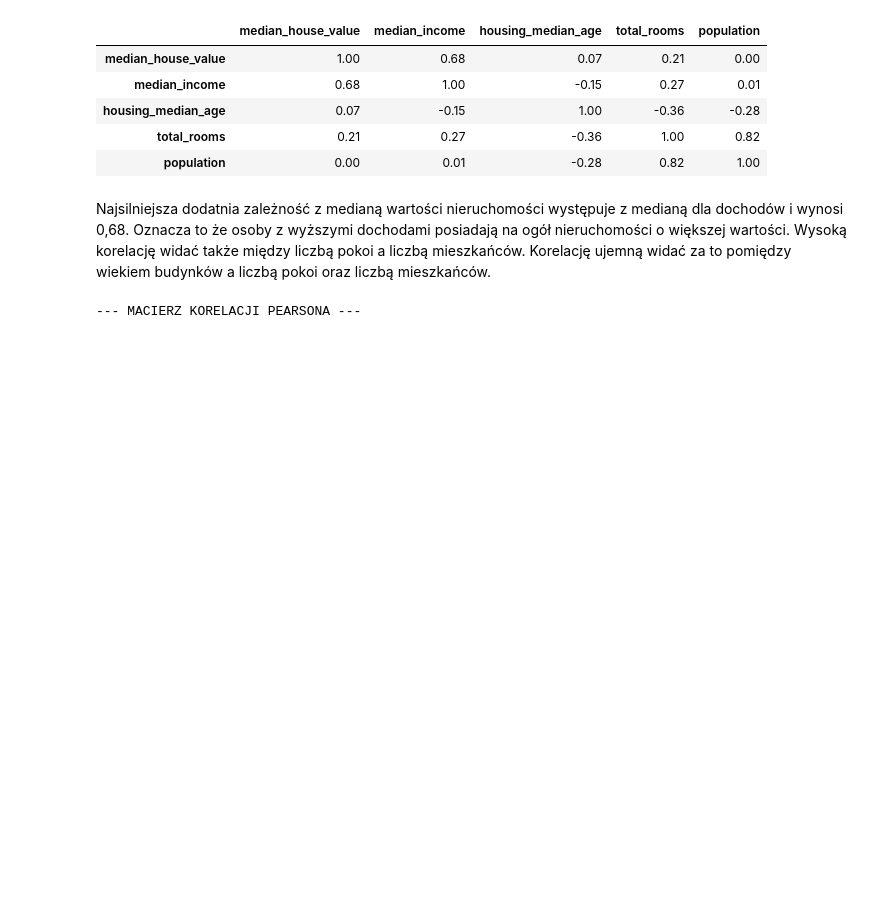
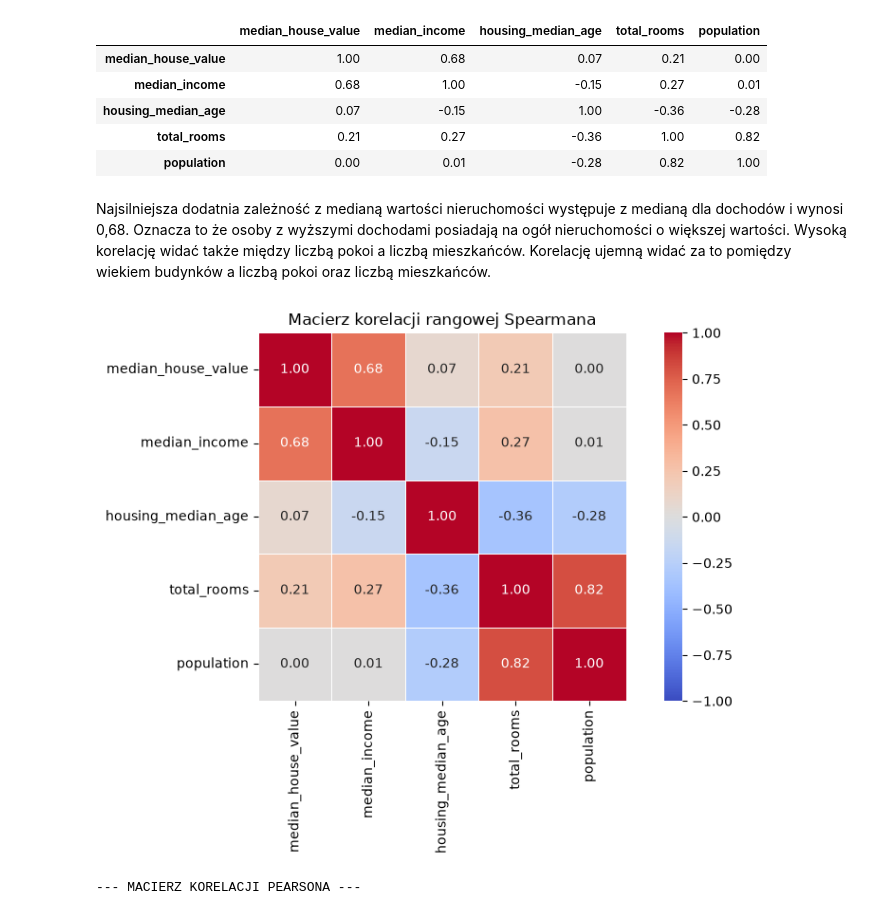
Before and after one commit to IvanNa438/ProjektKoncowyAWDP, a Jupyter notebook: descriptive analysis(z opisami).ipynb, the cells around one changed output. Saved outputs shown, nothing was run; the diff lists cells and outputs as text; code cells hidden in the pictures; blank space fills up the shorter version.

Commit message:
heatmapy

```diff
--- a/descriptive analysis(z opisami).ipynb
+++ b/descriptive analysis(z opisami).ipynb
@@ -162,6 +162,26 @@ display(macierz_spearman.round(2))
 | population | 0.00 | 0.01 | -0.28 | 0.82 | 1.00 |
 # %% [markdown]
 Najsilniejsza dodatnia zależność z medianą wartości nieruchomości występuje z medianą dla dochodów i wynosi 0,68. Oznacza to że osoby z wyższymi dochodami posiadają na ogół nieruchomości o większej wartości. Wysoką korelację widać także między liczbą pokoi a liczbą mieszkańców. Korelację ujemną widać za to pomiędzy wiekiem budynków a liczbą pokoi oraz liczbą mieszkańców.
+# %%
+plt.figure(figsize=(9, 6))
+
+sns.heatmap(
+    macierz_spearman,
+    annot=True,
+    fmt=".2f",
+    cmap="coolwarm",
+    center=0,
+    vmin=-1,
+    vmax=1,
+    linewidths=0.5,
+    square=True
+)
+
+plt.title("Macierz korelacji rangowej Spearmana")
+plt.tight_layout()
+plt.show()
+# %% [output]
+[figure, added]
 # %%
 print("\n--- MACIERZ KORELACJI PEARSONA ---")
 display(macierz_pearson.round(2))
```
Also changed, not shown: parts of 1 cell of this notebook.
